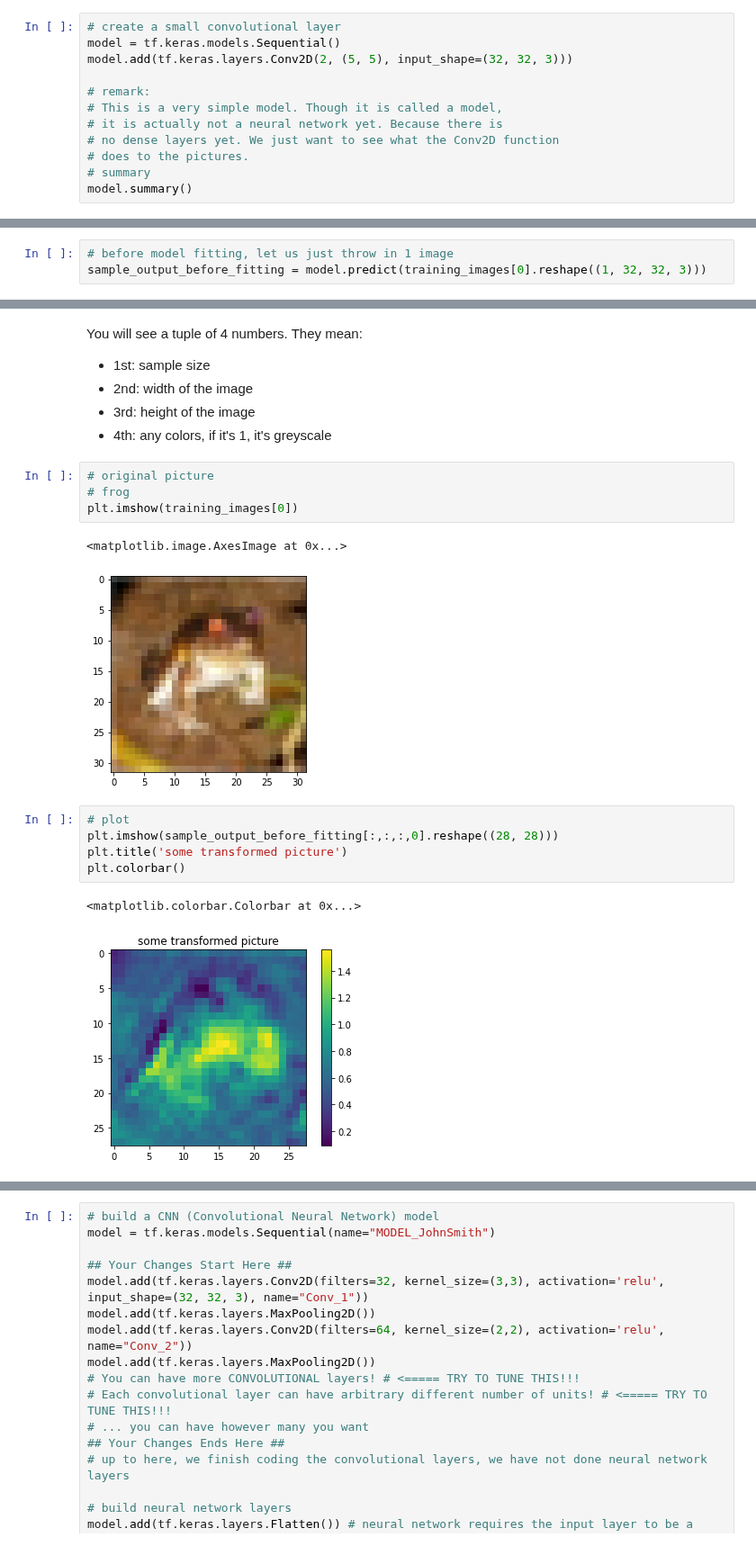
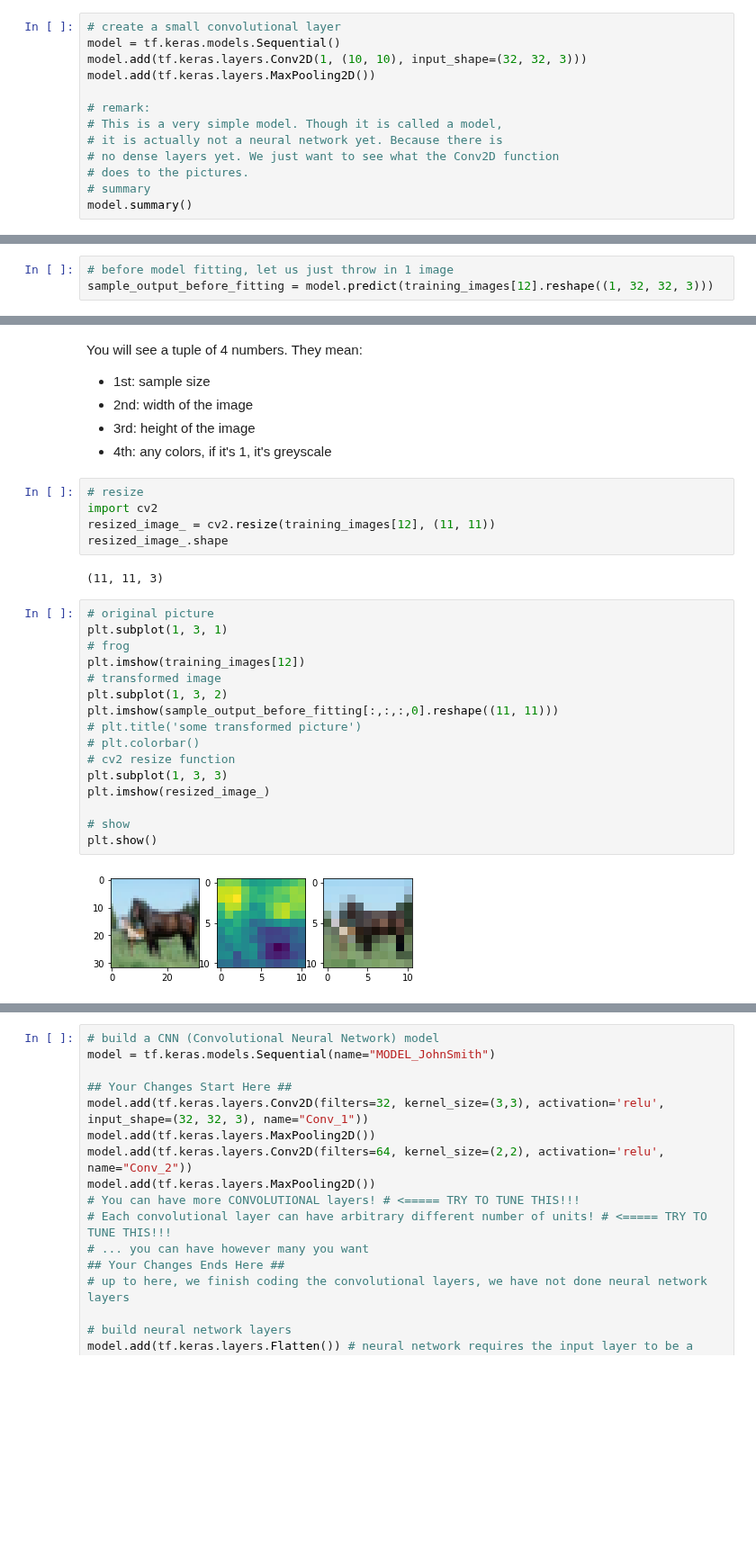
Before and after one commit to yiqiao-yin/WYNAssociates, a Jupyter notebook: docs/references/ex4 - more in cnn.ipynb, the cells around one changed output, grey strips where cells are left out. Shown at 90% size. Cells and saved outputs as stored; diff of their text form; blank space fills up the shorter version.

```diff
--- a/docs/references/ex4 - more in cnn.ipynb
+++ b/docs/references/ex4 - more in cnn.ipynb
@@ -204,7 +209,8 @@ Actions:
 # %%
 # create a small convolutional layer
 model = tf.keras.models.Sequential()
-model.add(tf.keras.layers.Conv2D(2, (5, 5), input_shape=(32, 32, 3)))
+model.add(tf.keras.layers.Conv2D(1, (10, 10), input_shape=(32, 32, 3)))
+model.add(tf.keras.layers.MaxPooling2D())
 
 # remark:
 # This is a very simple model. Though it is called a model,
@@ -227,7 +236,7 @@ Non-trainable params: 0
 _________________________________________________________________
 # %%
 # before model fitting, let us just throw in 1 image
-sample_output_before_fitting = model.predict(training_images[0].reshape((1, 32, 32, 3)))
+sample_output_before_fitting = model.predict(training_images[12].reshape((1, 32, 32, 3)))
 # %%
 # check dimension
 sample_output_before_fitting.shape
@@ -239,21 +248,31 @@ You will see a tuple of 4 numbers. They mean:
 - 2nd: width of the image
 - 3rd: height of the image
 - 4th: any colors, if it's 1, it's greyscale
-# %%
-# original picture
-# frog
-plt.imshow(training_images[0])
-# %% [output]
-<matplotlib.image.AxesImage at 0x...>
-[figure, removed]
-# %%
-# plot
-plt.imshow(sample_output_before_fitting[:,:,:,0].reshape((28, 28)))
-plt.title('some transformed picture')
-plt.colorbar()
-# %% [output]
-<matplotlib.colorbar.Colorbar at 0x...>
-[figure, removed]
+# %%
+# resize
+import cv2
+resized_image_ = cv2.resize(training_images[12], (11, 11))
+resized_image_.shape
+# %% [output]
+(11, 11, 3)
+# %%
+# original picture
+plt.subplot(1, 3, 1)
+# frog
+plt.imshow(training_images[12])
+# transformed image
+plt.subplot(1, 3, 2)
+plt.imshow(sample_output_before_fitting[:,:,:,0].reshape((11, 11)))
+# plt.title('some transformed picture')
+# plt.colorbar()
+# cv2 resize function
+plt.subplot(1, 3, 3)
+plt.imshow(resized_image_)
+
+# show
+plt.show()
+# %% [output]
+[figure, added]
 # %% [markdown]
 Now let us use the understanding of convolutional layer to build our first Convolutional Neural Network. We design an architecture that is adapted from the LeNet model. The original paper is published [here](http://vision.stanford.edu/cs598_spring07/papers/Lecun98.pdf).
 
```
Also changed, not shown: parts of 6 cells of this notebook, 5 other files.
